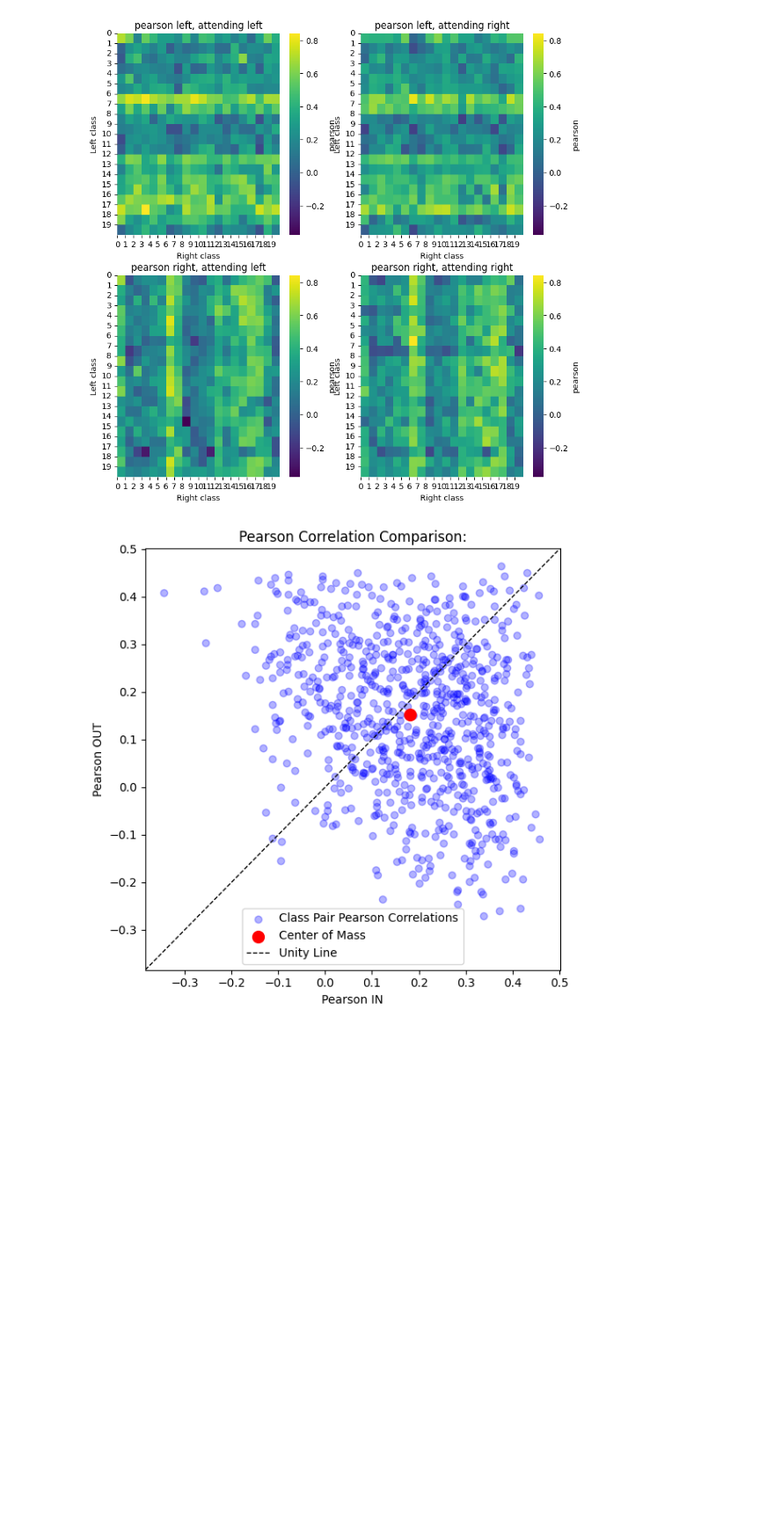
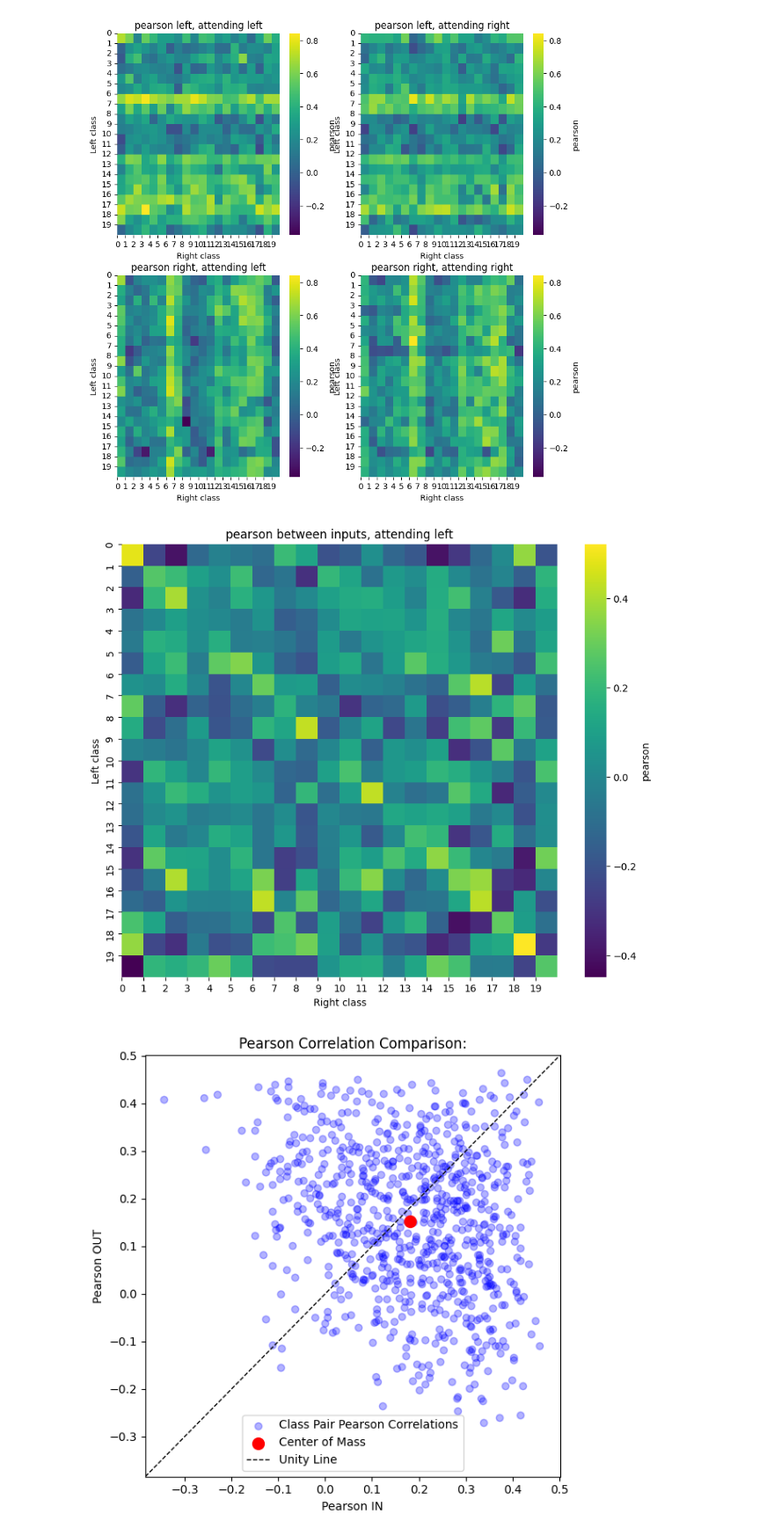
Before and after one commit to joshuuatson/nice, a Jupyter notebook: AllCode/JupyterNotebooks/AA030325_code_classpairs/SP_pearson_classpairs.ipynb, the cells around one changed output. Shown: that part at 88% size. Drawn from its saved outputs; the diff is of its cells as text; code cells hidden in the pictures; blank space fills up the shorter version.

```diff
--- a/AllCode/JupyterNotebooks/AA030325_code_classpairs/SP_pearson_classpairs.ipynb
+++ b/AllCode/JupyterNotebooks/AA030325_code_classpairs/SP_pearson_classpairs.ipynb
@@ -201,6 +201,10 @@ lr_split_structure = {cl: {cr: {
 
 pearson_values = copy.deepcopy(lr_split_structure)
 pearson_stdevs = copy.deepcopy(lr_split_structure)
+
+pearson_inputs = {cl: {cr: [] for cr in classes_right} for cl in classes_left}
+
+
 
 run_time = time.time()
 for cl in classes_left:
@@ -214,6 +218,8 @@ for cl in classes_left:
             pearson_values[cl][cr]['left_attleft'].append(pearsonr(l_al_data[cl][cr][i], a_al_data[cl][cr][i])[0])
             pearson_values[cl][cr]['right_attleft'].append(pearsonr(r_al_data[cl][cr][i], a_al_data[cl][cr][i])[0])
 
+            pearson_inputs[cl][cr].append(pearsonr(l_al_data[cl][cr][i], r_al_data[cl][cr][i])[0])
+
 
 
 for cl in classes_left:
@@ -225,6 +231,8 @@ for cl in classes_left:
         for i in range(len(l_ar_data[cl][cr])):
             pearson_values[cl][cr]['left_attright'].append(pearsonr(l_ar_data[cl][cr][i], a_ar_data[cl][cr][i])[0])
             pearson_values[cl][cr]['right_attright'].append(pearsonr(r_ar_data[cl][cr][i], a_ar_data[cl][cr][i])[0])
+
+            pearson_inputs[cl][cr].append(pearsonr(l_ar_data[cl][cr][i], r_ar_data[cl][cr][i])[0])
 
     print(f"Class pair {cl} {cr} processed in {time.time() - coh_start:.2f} seconds")
 
@@ -286,8 +294,10 @@ Total run time: 1.25 seconds
 # %%
 results_to_plot = copy.deepcopy(lr_split_structure)
+inputs_to_plot = {cl: {cr: [] for cr in classes_right} for cl in classes_left}
 
 for cl in classes_left:
     for cr in classes_right:
         for key in ['left_attleft', 'right_attleft', 'left_attright', 'right_attright']:
             results_to_plot[cl][cr][key] = np.mean(pearson_values[cl][cr][key])
+            inputs_to_plot[cl][cr] = np.mean(pearson_inputs[cl][cr])
 
@@ -419,6 +429,42 @@ ax[1,1].set_title(f'pearson right, attending right')
 plt.show()
 # %% [output]
 [figure]
+# %%
+#==============================plotting heatmaps================================
+def calculate_vmin_vmax(inputs_to_plot, classes_left, classes_right):
+    vmax = np.max([inputs_to_plot[cl][cr]
+                   for cl in classes_left for cr in classes_right ])
+    vmin = np.min([inputs_to_plot[cl][cr]
+                   for cl in classes_left for cr in classes_right])
+    return vmin, vmax
+
+
+vmin, vmax = calculate_vmin_vmax(inputs_to_plot, classes_left, classes_right)
+
+
+fig, ax = plt.subplots(1, 1, figsize=(10, 8))
+sns.heatmap(
+    np.array([[inputs_to_plot[cl][cr] for cr in classes_right] for cl in classes_left]),
+    ax=ax,
+    annot=False,
+    fmt=".2f",
+    cmap='viridis',
+    cbar_kws={'label': 'pearson'},
+    vmin=vmin,
+    vmax=vmax
+)
+ax.set_xticks(np.arange(0, 20))
+ax.set_yticks(np.arange(0, 20))
+ax.set_xticklabels(classes_right)
+ax.set_yticklabels(classes_left)
+ax.set_xlabel('Right class')
+ax.set_ylabel('Left class')
+ax.set_title('pearson between inputs, attending left')
+
+
+plt.show()
+# %% [output]
+[figure, added]
 # %%
 p_lal = [
     pearson_values[cl][cr]['left_attleft'][0]
```
Also changed, not shown: parts of 2 cells of this notebook, 16 other files.
